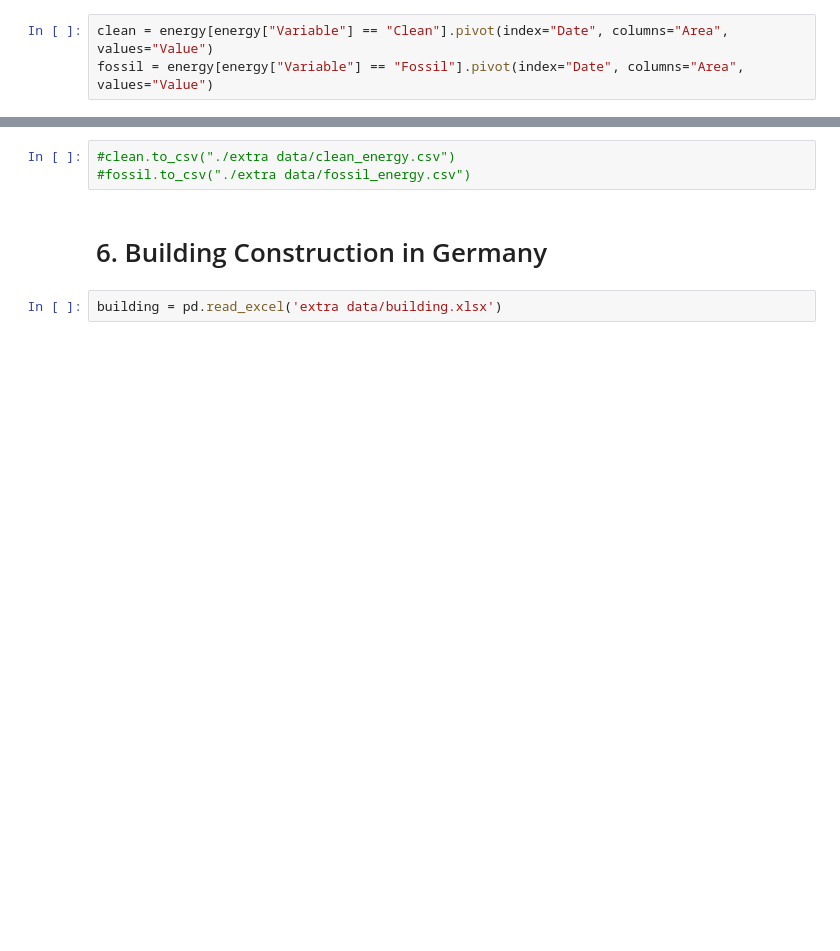
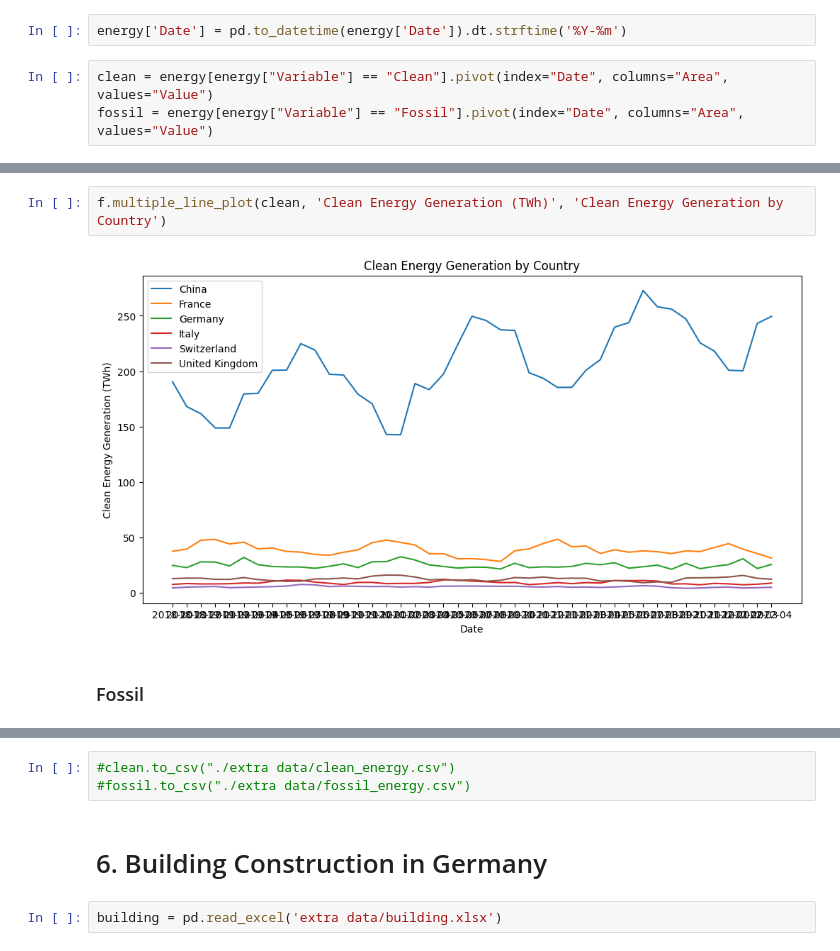
Before and after one commit to MGN19/Siemens-forecast, a Jupyter notebook: Transform External Data.ipynb, the cells around one changed output, grey strips where cells are left out. Drawn from its saved outputs; the diff is of its cells as text; blank space fills up the shorter version.

```diff
--- a/Transform External Data.ipynb
+++ b/Transform External Data.ipynb
@@ -287,6 +304,8 @@ energy = energy[
 ]
 
 energy = energy.loc[:, ['Area', 'Date', 'Variable', 'Unit', 'Value']]
+# %%
+energy['Date'] = pd.to_datetime(energy['Date']).dt.strftime('%Y-%m')
 # %%
 clean = energy[energy["Variable"] == "Clean"].pivot(index="Date", columns="Area", values="Value")
 fossil = energy[energy["Variable"] == "Fossil"].pivot(index="Date", columns="Area", values="Value")
@@ -292,0 +342,6 @@ fossil = energy[energy["Variable"] == "Fossil"].pivot(index="Date", columns="Are
+# %%
+f.multiple_line_plot(clean, 'Clean Energy Generation (TWh)', 'Clean Energy Generation by Country')
+# %% [output]
+[figure, added]
+# %% [markdown]
+### Fossil
```
Also changed, not shown: parts of 12 cells of this notebook, 1 other file.
